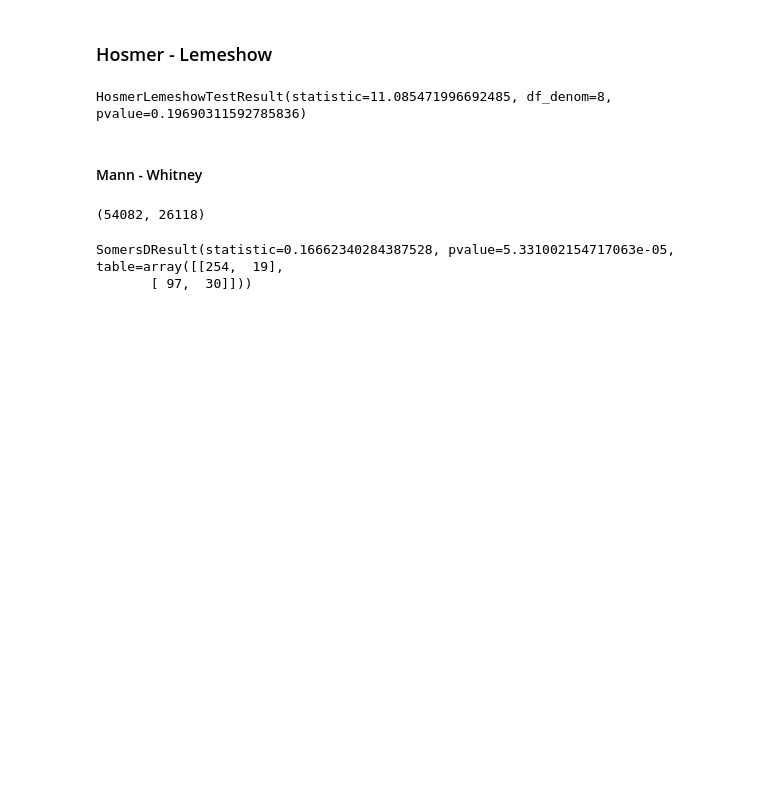
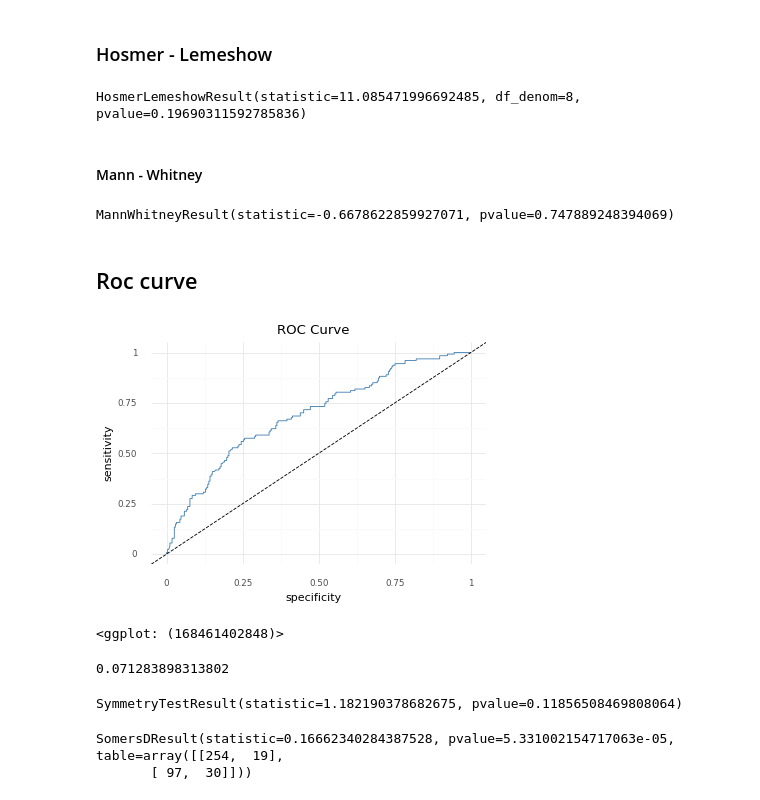
Before and after one commit to enfantbenidedieu/scientistmetrics, a Jupyter notebook: performance.ipynb, the cells around one changed output. Saved outputs shown, nothing was run; the diff lists cells and outputs as text; code cells hidden in the pictures; blank space fills up the shorter version.

```diff
--- a/performance.ipynb
+++ b/performance.ipynb
@@ -508,16 +508,32 @@ LikelihoodRatioTestResult(statistic=98.22261454257136, pvalue=3.746553757084853e
 # %% [markdown]
 ### Hosmer - Lemeshow
 # %%
-hosmerlemeshowtest(glm)
+HosmerLemeshowTest(glm)
 # %% [output]
-HosmerLemeshowTestResult(statistic=11.085471996692485, df_denom=8, pvalue=0.19690311592785836)
+HosmerLemeshowResult(statistic=11.085471996692485, df_denom=8, pvalue=0.19690311592785836)
 # %% [markdown]
 #### Mann - Whitney
 # %%
 ## Mann - Withney
-mannwhitneytest(glm)
+MannWhitneyTest(glm)
 # %% [output]
-(54082, 26118)
+MannWhitneyResult(statistic=-0.6678622859927071, pvalue=0.747889248394069)
+# %% [markdown]
+## Roc curve
+# %%
+ggroc(glm)
+# %% [output]
+[figure, added]
+<ggplot: (168461402848)>
+# %%
+r2_kullback(glm)
+# %% [output]
+0.071283898313802
+# %%
+from plotnine.data import mtcars
+check_symmetric(mtcars.mpg)
+# %% [output]
+SymmetryTestResult(statistic=1.182190378682675, pvalue=0.11856508469808064)
 # %%
 r2_somers(glm)
 # %% [output]
```
Also changed, not shown: parts of 25 cells of this notebook, 2 other files.
